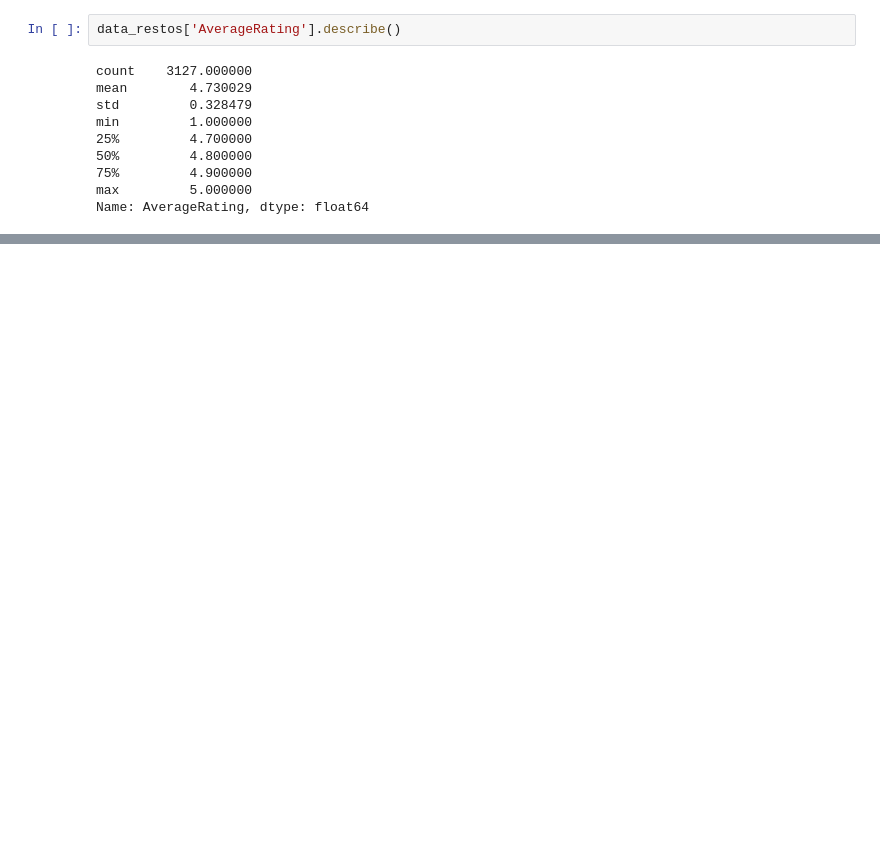
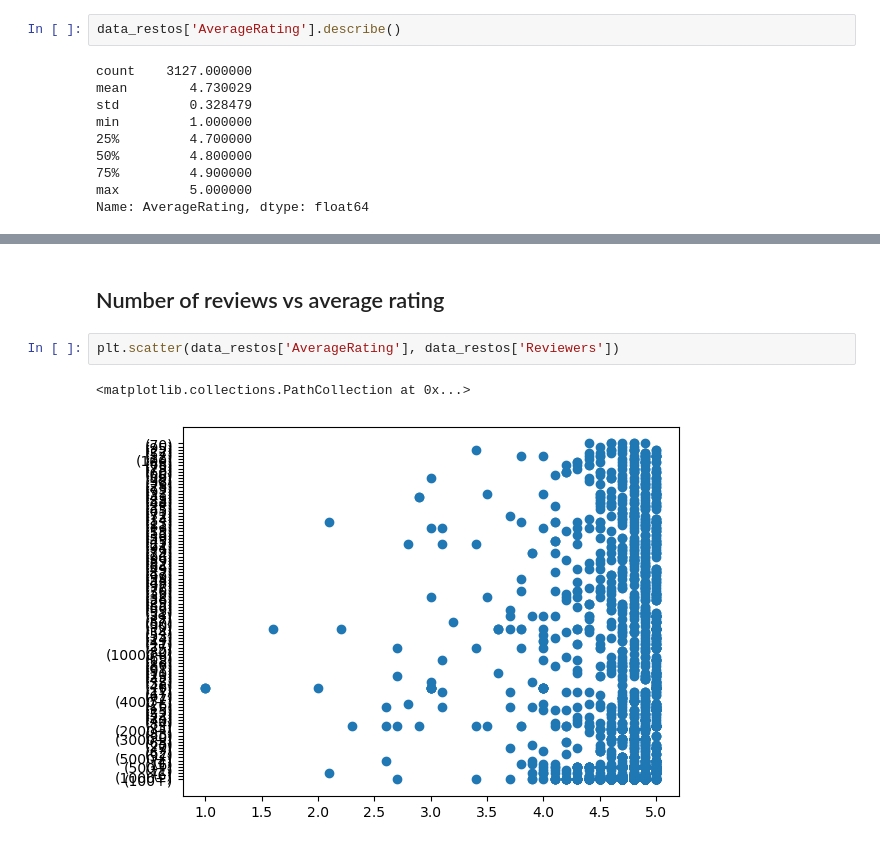
Before and after one commit to YuTingdata/panda-food-taiwan-analysis, a Jupyter notebook: panda_food_tainan.ipynb, the cells around one changed output, grey strips where cells are left out. Cells and saved outputs as stored; diff of their text form; blank space fills up the shorter version.

```diff
--- a/panda_food_tainan.ipynb
+++ b/panda_food_tainan.ipynb
@@ -38,0 +104,7 @@ Name: AverageRating, dtype: float64
+# %% [markdown]
+## Number of reviews vs average rating
+# %%
+plt.scatter(data_restos['AverageRating'], data_restos['Reviewers'])
+# %% [output]
+<matplotlib.collections.PathCollection at 0x...>
+[figure, added]
```
Also changed, not shown: parts of 6 cells of this notebook.
